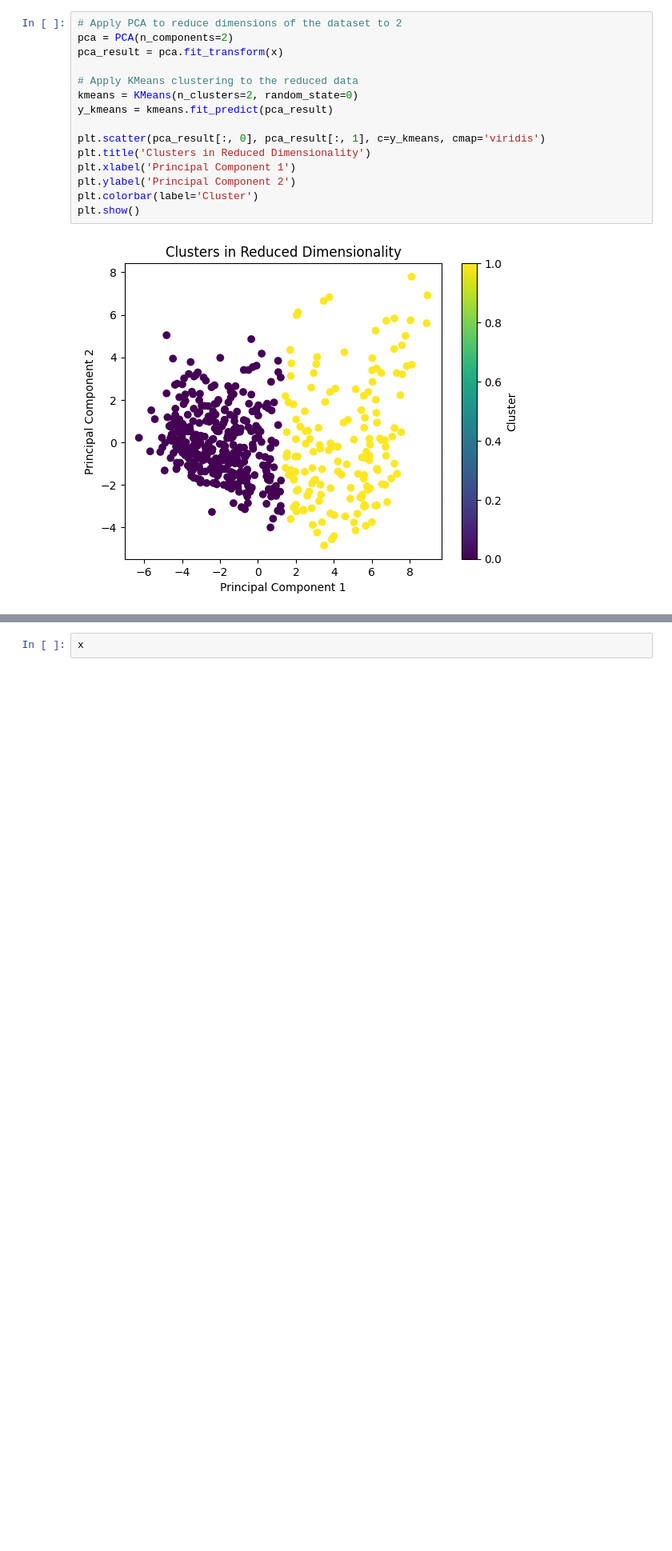
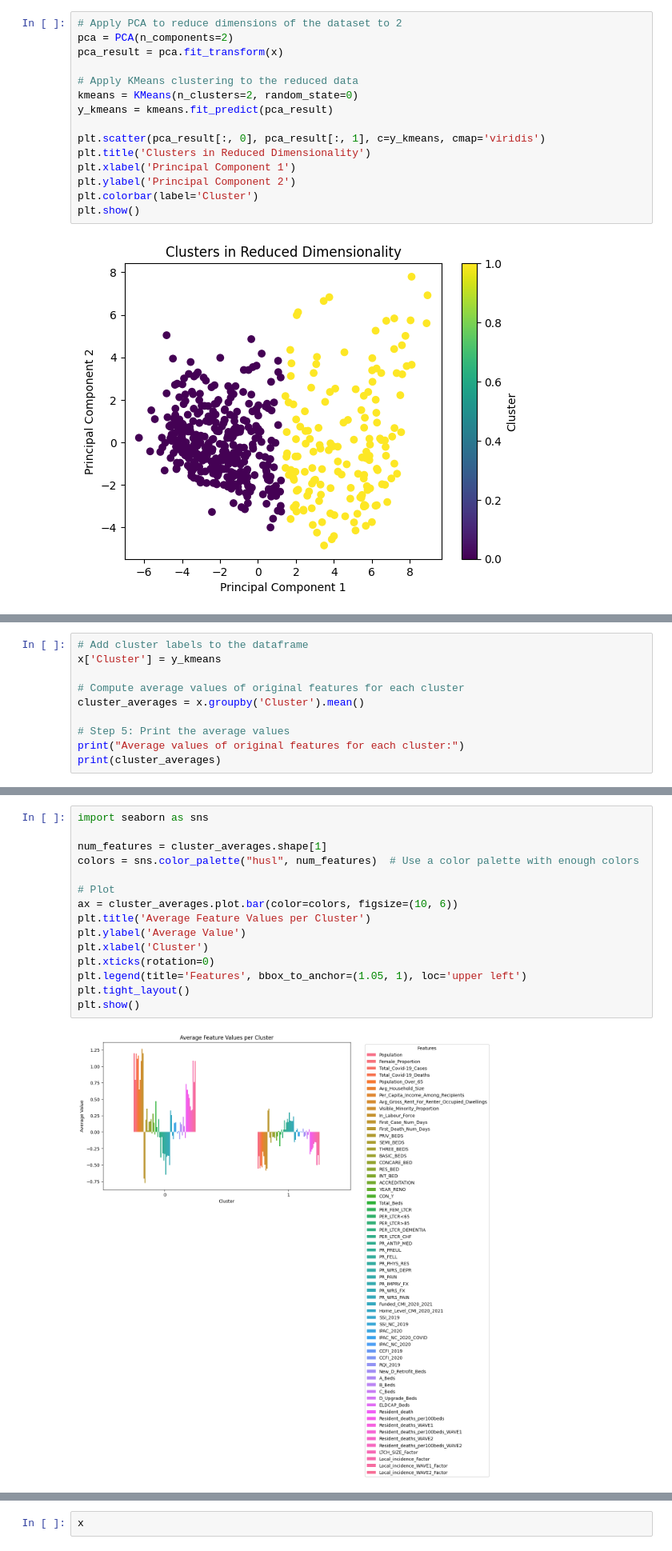
Before and after one commit to Alexander-Gebreamlak/COVID-19-Mortality-in-Ontario-Nursing-Homes, a Jupyter notebook: Covid-19 Ontario Mortality Nursing Home Analysis.ipynb, the cells around one changed output, grey strips where cells are left out. Shown at 80% size. Drawn from its saved outputs; the diff is of its cells as text; blank space fills up the shorter version.

```diff
--- a/Covid-19 Ontario Mortality Nursing Home Analysis.ipynb
+++ b/Covid-19 Ontario Mortality Nursing Home Analysis.ipynb
@@ -1058,3 +1058,13 @@ plt.colorbar(label='Cluster')
 plt.show()
 # %% [output]
 [figure]
+# %%
+# Add cluster labels to the dataframe
+x['Cluster'] = y_kmeans
+
+# Compute average values of original features for each cluster
+cluster_averages = x.groupby('Cluster').mean()
+
+# Step 5: Print the average values
+print("Average values of original features for each cluster:")
+print(cluster_averages)
@@ -1061,2 +1089,19 @@ plt.show()
+# %%
+import seaborn as sns
+
+num_features = cluster_averages.shape[1]
+colors = sns.color_palette("husl", num_features)  # Use a color palette with enough colors
+
+# Plot
+ax = cluster_averages.plot.bar(color=colors, figsize=(10, 6))
+plt.title('Average Feature Values per Cluster')
+plt.ylabel('Average Value')
+plt.xlabel('Cluster')
+plt.xticks(rotation=0)
+plt.legend(title='Features', bbox_to_anchor=(1.05, 1), loc='upper left')
+plt.tight_layout()
+plt.show()
+# %% [output]
+[figure, added]
 # %%
 from scipy.stats import f_oneway
```
Also changed, not shown: parts of 4 cells of this notebook.
